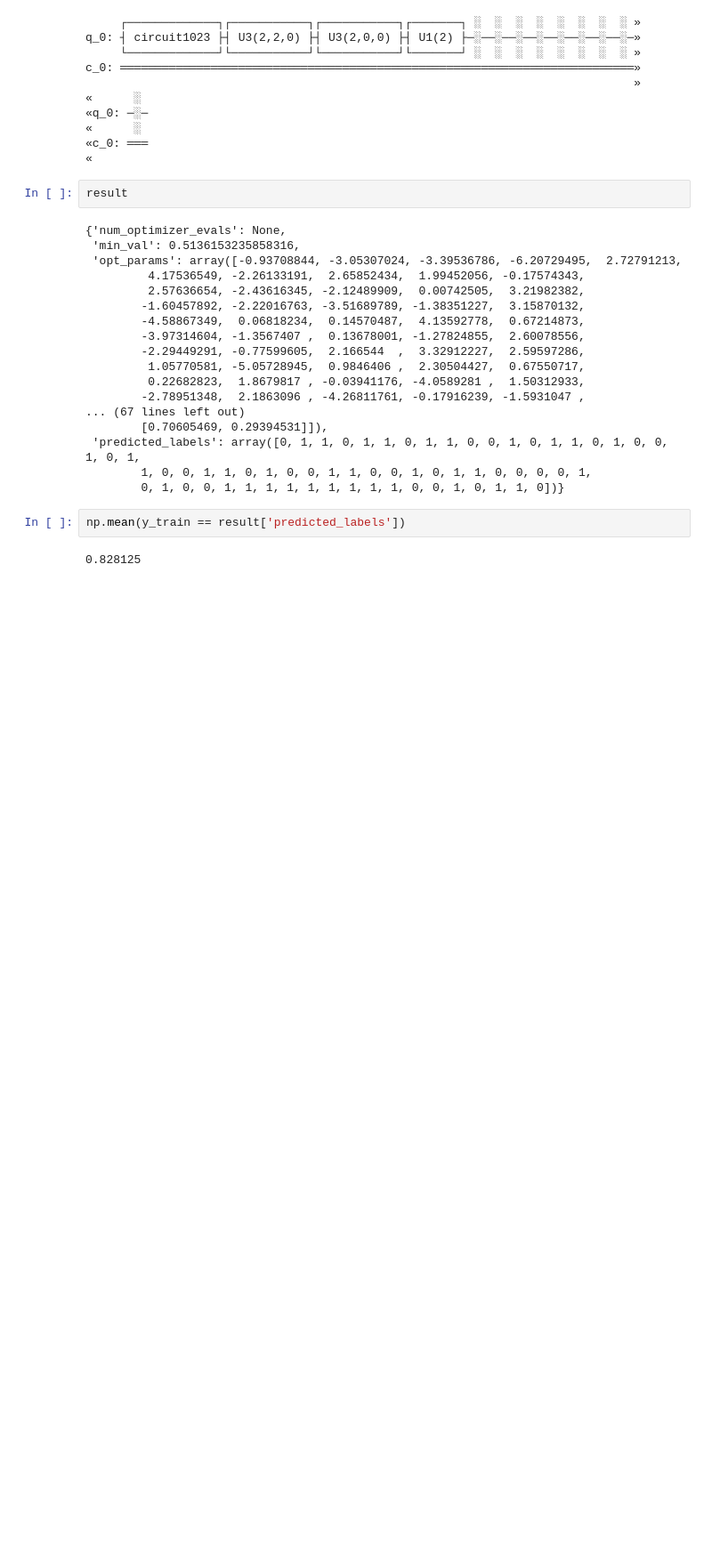
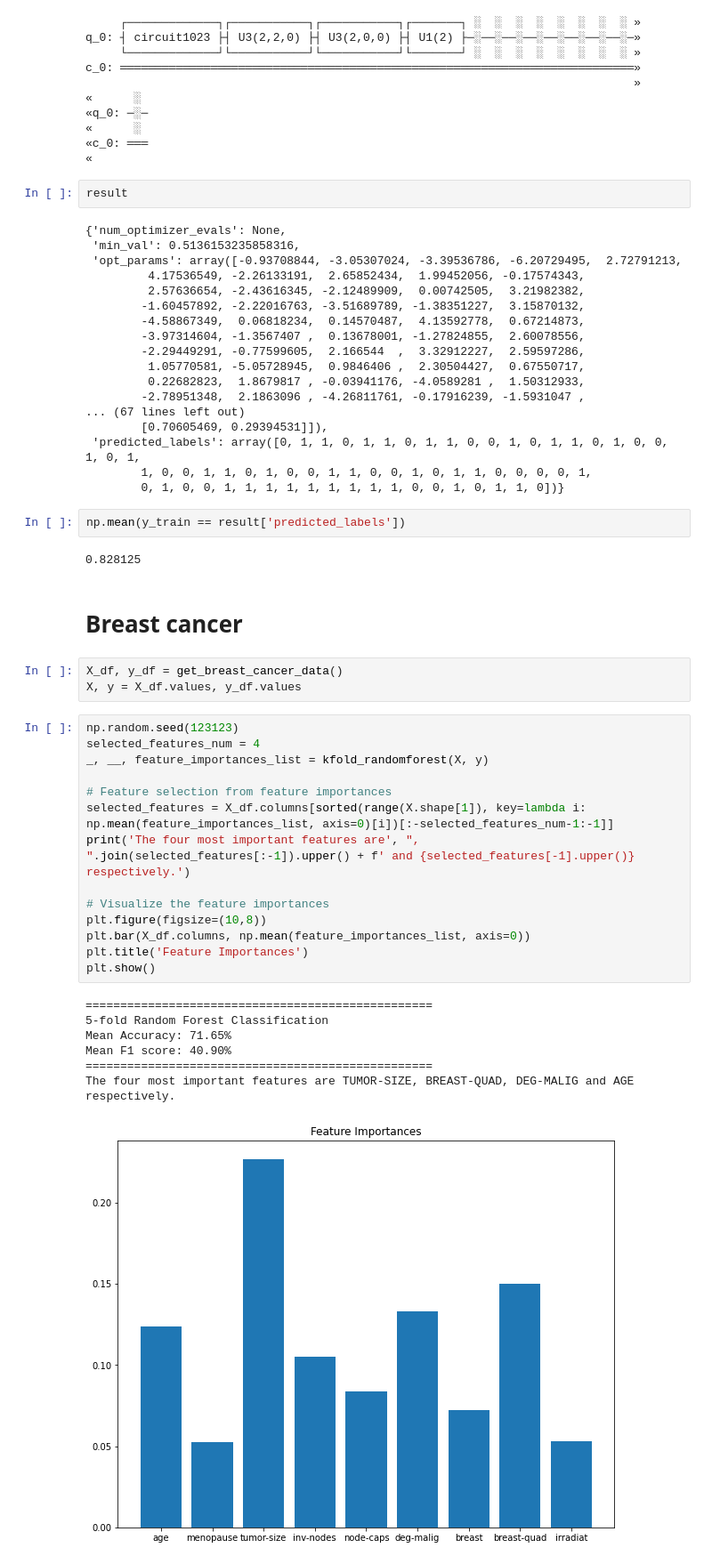
Before and after one commit to Coldog2333/qc_group_project, a Jupyter notebook: self-learn encoder.ipynb, the cells around one changed output. Shown at 89% size. Saved outputs shown, nothing was run; the diff lists cells and outputs as text; blank space fills up the shorter version.

```diff
--- a/self-learn encoder.ipynb
+++ b/self-learn encoder.ipynb
@@ -172,3 +174,30 @@ result
 np.mean(y_train == result['predicted_labels'])
 # %% [output]
 0.828125
+# %% [markdown]
+# Breast cancer
+# %%
+X_df, y_df = get_breast_cancer_data()
+X, y = X_df.values, y_df.values
+# %%
+np.random.seed(123123)
+selected_features_num = 4
+_, __, feature_importances_list = kfold_randomforest(X, y)
+
+# Feature selection from feature importances
+selected_features = X_df.columns[sorted(range(X.shape[1]), key=lambda i: np.mean(feature_importances_list, axis=0)[i])[:-selected_features_num-1:-1]]
+print('The four most important features are', ", ".join(selected_features[:-1]).upper() + f' and {selected_features[-1].upper()} respectively.')
+
+# Visualize the feature importances
+plt.figure(figsize=(10,8))
+plt.bar(X_df.columns, np.mean(feature_importances_list, axis=0))
+plt.title('Feature Importances')
+plt.show()
+# %% [output]
+==================================================
+5-fold Random Forest Classification
+Mean Accuracy: 71.65%
+Mean F1 score: 40.90%
+==================================================
+The four most important features are TUMOR-SIZE, BREAST-QUAD, DEG-MALIG and AGE respectively.
+[figure, added]
```
Also changed, not shown: parts of 9 cells of this notebook.
